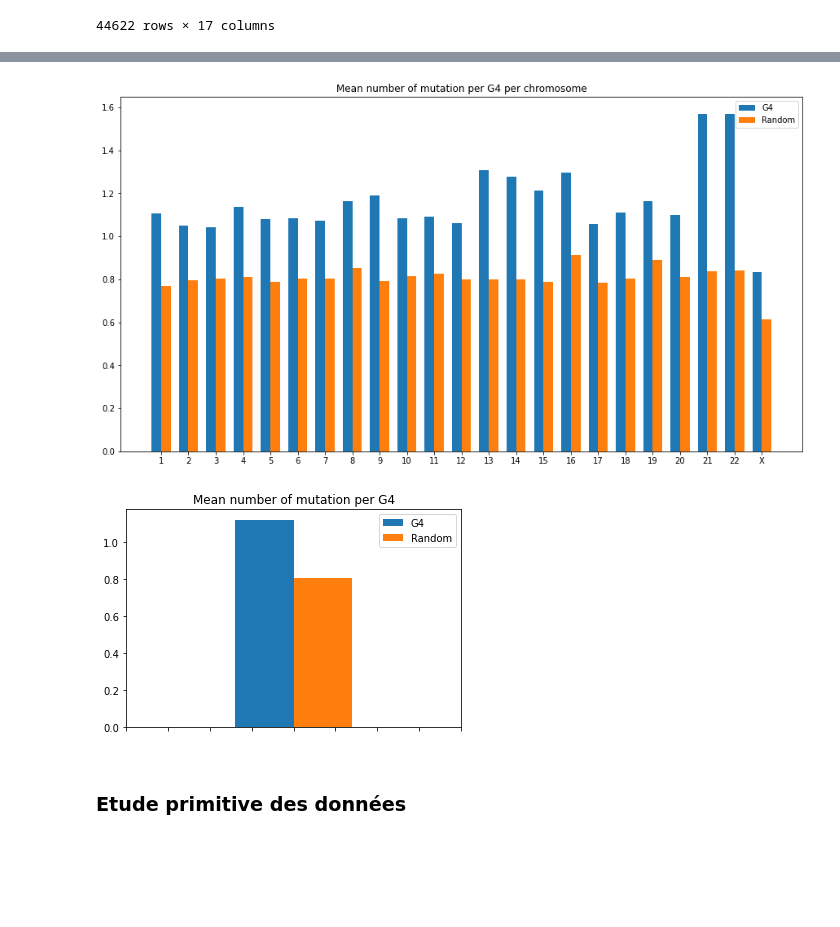
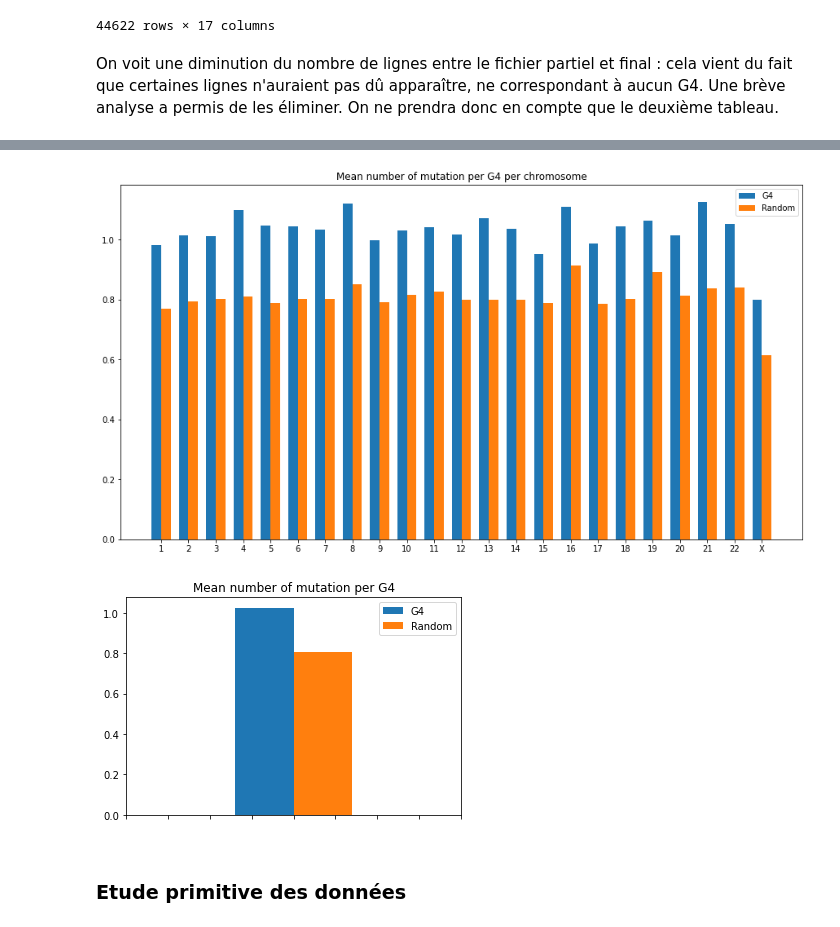
Before and after one commit to chloevogel/TRSante, a Jupyter notebook: Mutations_random.ipynb, the cells around one changed output, grey strips where cells are left out. Drawn from its saved outputs; the diff is of its cells as text; code cells hidden in the pictures; blank space fills up the shorter version.

Commit message:
Analyse des fréquences de mutation

```diff
--- a/Mutations_random.ipynb
+++ b/Mutations_random.ipynb
@@ -3,3 +3,7 @@ import pandas as pd
 from matplotlib import pyplot as plt
 import numpy as np
 import statistics
+# %%
+file = open('C:/Users/BlueC/Documents/Mines/Santé/Code//annotated_G4plus_categories_explicit.csv')
+reader = pd.read_csv(file, delimiter=',')
+reader
@@ -6,3 +24,3 @@ import statistics
 # %%
 file = open('C:/Users/BlueC/Documents/Mines/Santé/Code/random_G4_sansN.csv')
-reader = pd.read_csv(file, delimiter=',')
+reader_rd = pd.read_csv(file, delimiter=',')
@@ -62,11 +83,15 @@ reader2
 | 44620 | 1 | 249218097 | rs537073360 | C | T | 100 | PASS | AC=1;AF=0.000199681;AN=5008;NS=25... | c|||;VT=SNP | 249218097 | 249218113 | ... |
 | 44621 | 1 | 249218098 | rs552245484 | C | G | 100 | PASS | AC=7;AF=0.00139776;AN=5008;NS=250... | c|||;VT=SNP | 249218097 | 249218113 | ... |
 44622 rows × 17 columns
+# %% [markdown]
+On voit une diminution du nombre de lignes entre le fichier partiel et final : cela vient du fait que certaines lignes n'auraient pas dû apparaître, ne correspondant à aucun G4. Une brève analyse a permis de les éliminer.
+On ne prendra donc en compte que le deuxième tableau.
 # %%
 list_chr = [str(i+1) for i in range (22)] + ['X']
 nb_mutations_random = []
 nb_mutations = []
 nb_G4 = []
+nb_G4_rd = []
 for i in (list_chr):
     file2 = open(f'C:/Users/BlueC/Documents/Mines/Santé/Code/chr_random_{i}_final_sansN.csv')
     reader2 = pd.read_csv(file2)
@@ -79,6 +104,7 @@ for i in (list_chr):
     nb_mutations.append(n)
 
     nb_G4.append(len(reader[reader['chr'] == f'chr{i}']))
+    nb_G4_rd.append(len(reader_rd[reader_rd['chr'] == f'chr{i}']))
 # %%
 nb_G4
 # %% [output]
@@ -102,21 +128,21 @@ nb_G4
 # %%
 x = np.arange(len(nb_mutations))
 largeur = .35
 
 fig, ax = plt.subplots(figsize = (15,8))
 r1 = ax.bar(x - largeur/2, np.array(nb_mutations).astype(float)/np.array(nb_G4).astype(float), largeur)
-r2 = ax.bar(x + largeur/2, np.array(nb_mutations_random).astype(float)/np.array(nb_G4).astype(float), largeur)
+r2 = ax.bar(x + largeur/2, np.array(nb_mutations_random).astype(float)/np.array(nb_G4_rd).astype(float), largeur)
 
 ax.set_xticks(x)
 ax.set_xticklabels(list_chr)
 
 plt.legend(['G4', 'Random'])
 
 plt.title('Mean number of mutation per G4 per chromosome')
 plt.savefig('C:/Users/BlueC/Documents/Mines/Santé/Données et commentaires/fig14.jpg')
 plt.show()
 # %% [output]
-[figure, old version]
+[figure, new version]
 # %%
 list_chr = [str(i+1) for i in range (22)] + ['X']
 nb_mutations_random = 0
@@ -140,7 +168,7 @@ largeur = .35
 
 fig, ax = plt.subplots()
 r1 = ax.bar(x - largeur/2, nb_mutations/nb_G4, largeur)
-r2 = ax.bar(x + largeur/2, nb_mutations_random/nb_G4, largeur)
+r2 = ax.bar(x + largeur/2, nb_mutations_random/nb_G4_rd, largeur)
 
 ax.set_xticklabels(' ')
 
@@ -151,7 +179,7 @@ plt.title('Mean number of mutation per G4')
 plt.savefig('C:/Users/BlueC/Documents/Mines/Santé/Données et commentaires/fig16.jpg')
 plt.show()
 # %% [output]
-[figure, old version]
+[figure, new version]
 # %% [markdown]
 ### Etude primitive des données
 # %% [markdown]
```
Also changed, not shown: parts of 31 cells of this notebook.
